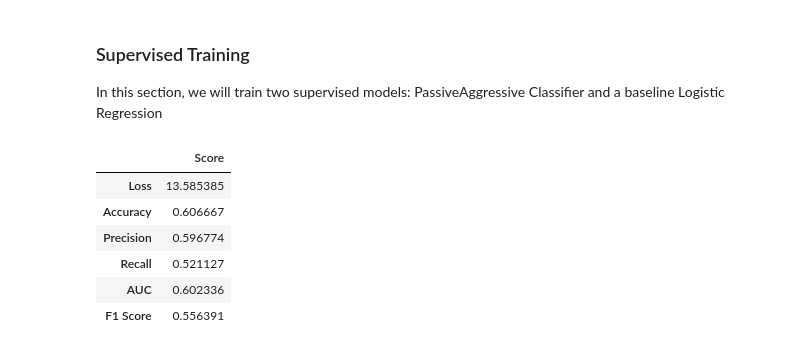
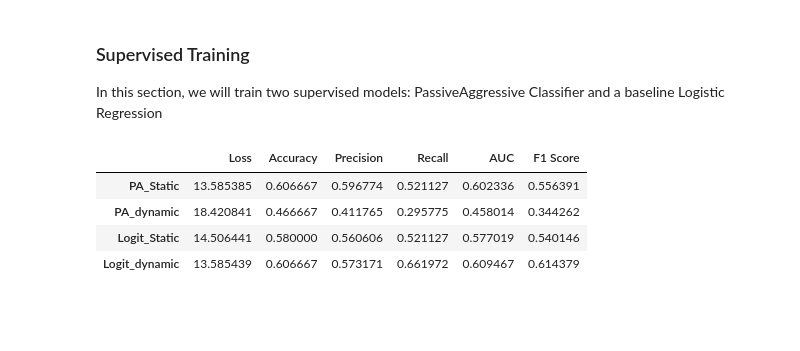
Before and after one commit to edologgerbird/context-capturing-clustering, a Jupyter notebook: final_project.ipynb, the cells around one changed output. Drawn from its saved outputs; the diff is of its cells as text; code cells hidden in the pictures; blank space fills up the shorter version.

```diff
--- a/final_project.ipynb
+++ b/final_project.ipynb
@@ -671,3 +716,5 @@ In this section, we will train two supervised models: PassiveAggressive Classifi
 # %%
-pac_model = PassiveAggressiveClassifier(C = 0.5, random_state = RANDOM_STATE)
-pac_model.fit(X_train_transformed, y_train)
+pac_static_model = PassiveAggressiveClassifier(C = 0.5, random_state = RANDOM_STATE)
+
+pac_static_results = model_pipeline(pac_static_model, X_train_static_transformed, y_train, X_test_static_transformed, y_test)
+pa_static_results = pd.DataFrame(pac_static_results, index=["PA_Static"])
@@ -701,13 +721,24 @@ def PAC_pipeline(model, X_train_transformed, y_train, X_test_transformed, y_test
 # %%
-pac_model = PassiveAggressiveClassifier(C = 0.5, random_state = RANDOM_STATE)
+pac_dynamic_model = PassiveAggressiveClassifier(C = 0.5, random_state = RANDOM_STATE)
 
-static_results = PAC_pipeline(pac_model, X_train_transformed, y_train, X_test_transformed, y_test)
-pd.DataFrame(static_results, index=["Score"]).T
+pac_dynamic_results = model_pipeline(pac_dynamic_model, X_train_dynamic_transformed, y_train, X_test_dynamic_transformed, y_test)
+pa_dynamic_results = pd.DataFrame(pac_dynamic_results, index=["PA_dynamic"])
-# %% [output]
-|  | Score |
-| Loss | 13.585385 |
-| Accuracy | 0.606667 |
-| Precision | 0.596774 |
-| Recall | 0.521127 |
-| AUC | 0.602336 |
-| F1 Score | 0.556391 |
+# %%
+logit_static_model = LogisticRegression(random_state=RANDOM_STATE)
+
+logit_static_results = model_pipeline(logit_static_model, X_train_static_transformed, y_train, X_test_static_transformed, y_test)
+logit_static_results = pd.DataFrame(logit_static_results, index=["Logit_Static"])
+# %%
+logit_dynamic_model = LogisticRegression(random_state=RANDOM_STATE)
+
+logit_dynamic_results = model_pipeline(logit_dynamic_model, X_train_dynamic_transformed, y_train, X_test_dynamic_transformed, y_test)
+logit_dynamic_results = pd.DataFrame(logit_dynamic_results, index=["Logit_dynamic"])
+# %%
+combined_results = pd.concat([pa_static_results, pa_dynamic_results, logit_static_results,  logit_dynamic_results])
+combined_results
+# %% [output]
+|  | Loss | Accuracy | Precision | Recall | AUC | F1 Score |
+| PA_Static | 13.585385 | 0.606667 | 0.596774 | 0.521127 | 0.602336 | 0.556391 |
+| PA_dynamic | 18.420841 | 0.466667 | 0.411765 | 0.295775 | 0.458014 | 0.344262 |
+| Logit_Static | 14.506441 | 0.580000 | 0.560606 | 0.521127 | 0.577019 | 0.540146 |
+| Logit_dynamic | 13.585439 | 0.606667 | 0.573171 | 0.661972 | 0.609467 | 0.614379 |
```
Also changed, not shown: parts of 12 cells of this notebook.
